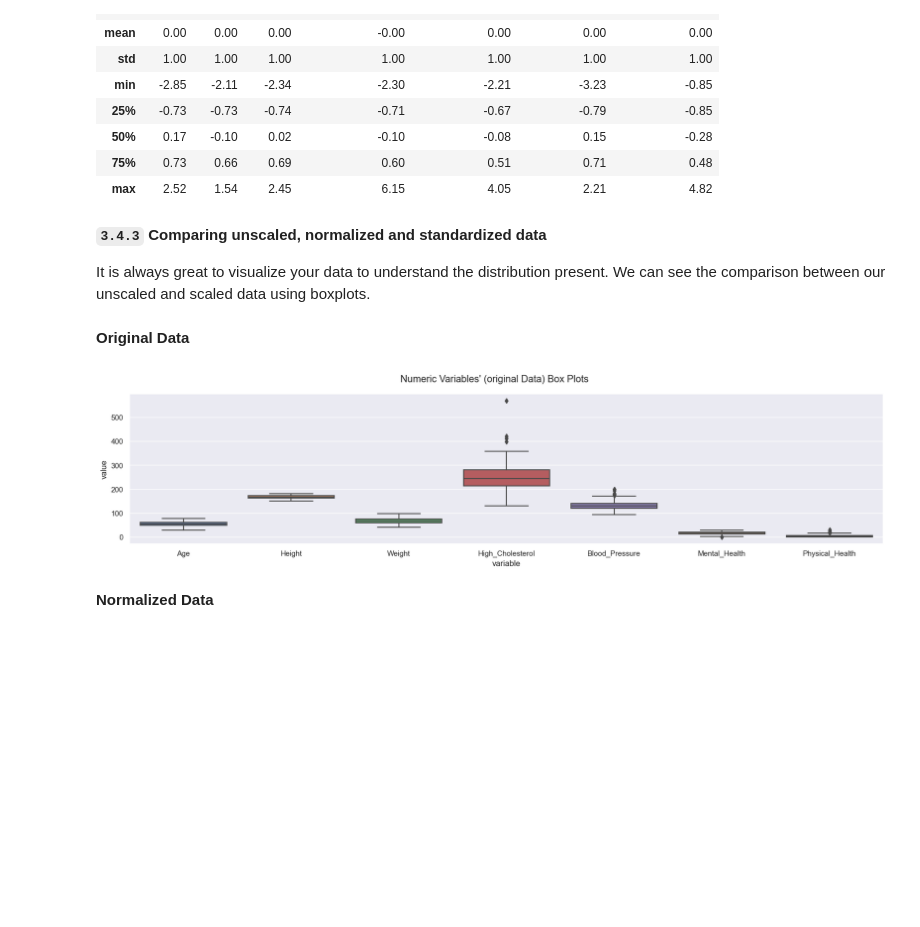
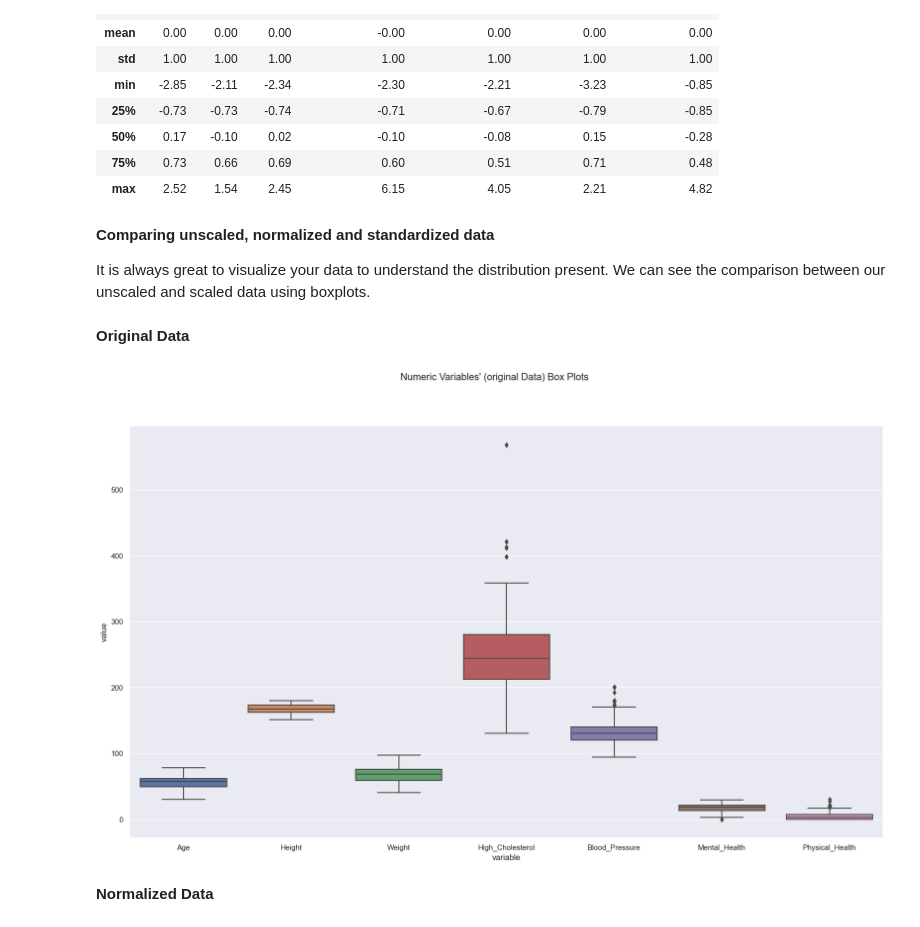
Before and after one commit to NassarX/ML-200179-Project, a Jupyter notebook: smith_parasite.ipynb, the cells around one changed output. Saved outputs shown, nothing was run; the diff lists cells and outputs as text; code cells hidden in the pictures; blank space fills up the shorter version.

```diff
--- a/smith_parasite.ipynb
+++ b/smith_parasite.ipynb
@@ -121,5 +165,9 @@ df = load_data(config['data']['train_path'])
 # %%
 # load test data sets
 df_test = load_data(config['data']['test_path'])
+# %%
+# Indexing
+df.set_index('PatientID', inplace=True)
+df_test.set_index('PatientID', inplace=True)
 # %% [markdown]
 #### 1.2 Basic Exploration (Understanding the data)
@@ -308,13 +307,0 @@ A pairwise scatter plot allows us to see the relationship between any two variab
-# %%
-# Pairwise Relationship of Numerical Variables
-sns.set()
-
-# Setting pairplot
-sns.pairplot(df[metric_features + ['Disease']], diag_kind="hist", hue='Disease')
-
-# Layout
-plt.subplots_adjust(top=0.95)
-plt.suptitle("Pairwise Relationship of Numerical Variables", fontsize=20)
-
-plt.savefig(os.path.join(figures_path, 'numeric_variables_frequencies_pairwise.png'), dpi=200)
-plt.show()
@@ -646,7 +610,7 @@ X_test.insert(3, 'Age', pd.Timestamp('now').year - X_test['Birth_Year'])
 # %%
-X_train = X_train.drop(columns = ['PatientID', 'Name', 'Birth_Year'])
-X_val = X_val.drop(columns = ['PatientID', 'Name', 'Birth_Year'])
-X_test = X_test.drop(columns = ['PatientID', 'Name', 'Birth_Year'])
+X_train = X_train.drop(columns = ['Name', 'Birth_Year'])
+X_val = X_val.drop(columns = ['Name', 'Birth_Year'])
+X_test = X_test.drop(columns = ['Name', 'Birth_Year'])
 # %%
 # Re-Define metric and non-metric features.
 metric_features_ = X_train.select_dtypes(include=np.number).columns.tolist()
@@ -832,7 +800,7 @@ X_train_stand_scaled.describe().round(2)
 | 75% | 0.73 | 0.66 | 0.69 | 0.60 | 0.51 | 0.71 | 0.48 |
 | max | 2.52 | 1.54 | 2.45 | 6.15 | 4.05 | 2.21 | 4.82 |
 # %% [markdown]
-__`3.4.3`__ __Comparing unscaled, normalized and standardized data__
+__Comparing unscaled, normalized and standardized data__
 
 It is always great to visualize your data to understand the distribution present. We can see the comparison between our unscaled and scaled data using boxplots.
 # %% [markdown]
@@ -840,23 +808,23 @@ __Original Data__
 # %%
 # All Numeric Variables' Box Plots
 sns.set()
 
 # Prepare figure. Create individual axes where each box plot will be placed
-fig, axes = plt.subplots(figsize=(20, 4))
+fig, axes = plt.subplots(figsize=(20, 11))
 
 # Plot data
 sns.boxplot(x="variable", y="value", data=pd.melt(X_train[metric_features_]))
 
 # Layout
 # Add a centered title to the figure:
 title = "Numeric Variables' (original Data) Box Plots"
 
 plt.suptitle(title)
 
 plt.savefig(os.path.join(figures_path, 'numeric_variables_original_data_boxplots.png'), dpi=200)
 plt.show()
 # %% [output]
-[figure, old version]
+[figure, new version]
 # %% [markdown]
 __Normalized Data__
 # %%
```
Also changed, not shown: parts of 194 cells of this notebook, 13 other files.
